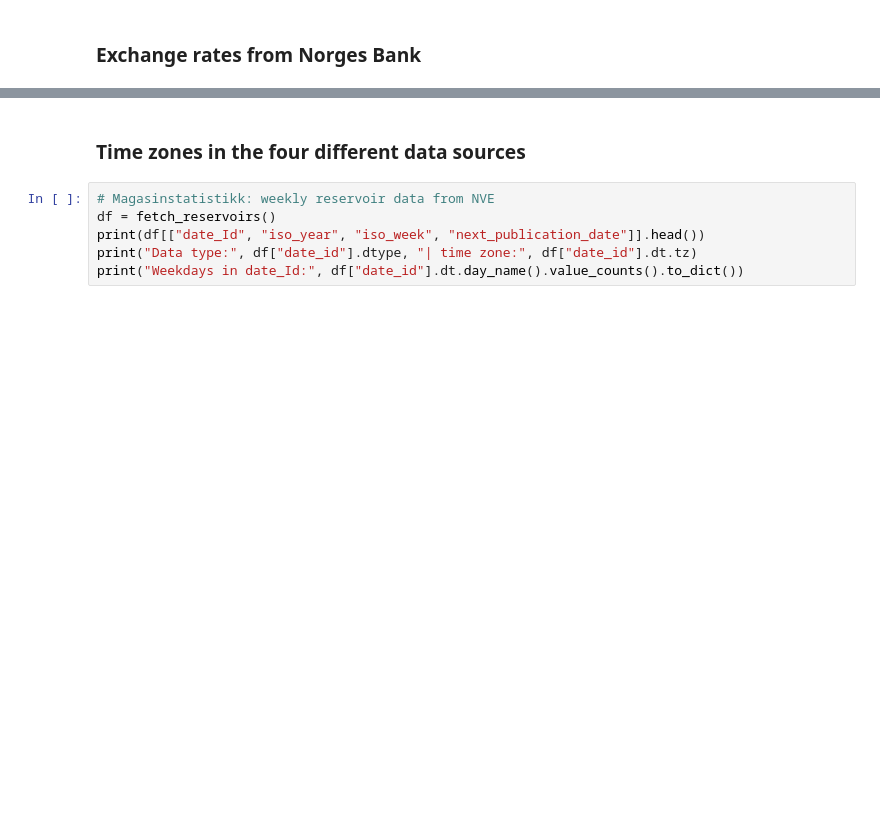
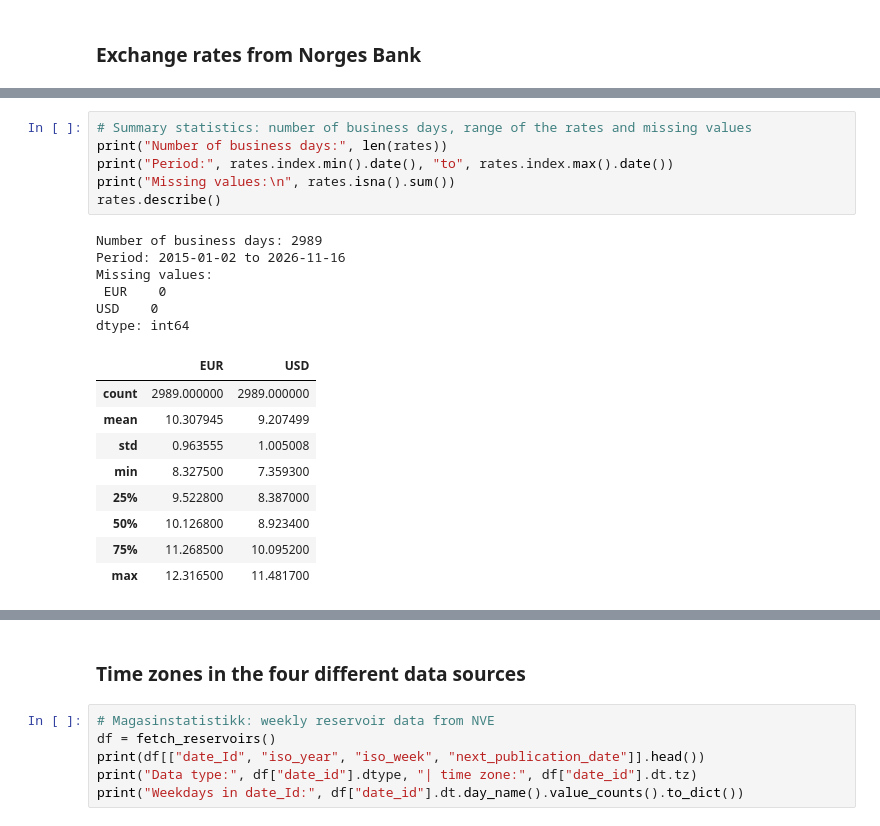
Before and after one commit to Simen03/simen03-ind320-app, a Jupyter notebook: notebooks/part4_project.ipynb, the cells around one changed output, grey strips where cells are left out. Saved outputs shown, nothing was run; the diff lists cells and outputs as text; blank space fills up the shorter version.

```diff
--- a/notebooks/part4_project.ipynb
+++ b/notebooks/part4_project.ipynb
@@ -71,0 +75,22 @@ rates.tail()
+# %%
+# Summary statistics: number of business days, range of the rates and missing values
+print("Number of business days:", len(rates))
+print("Period:", rates.index.min().date(), "to", rates.index.max().date())
+print("Missing values:\n", rates.isna().sum())
+rates.describe()
+# %% [output]
+Number of business days: 2989
+Period: 2015-01-02 to 2026-11-16
+Missing values:
+ EUR    0
+USD    0
+dtype: int64
+|  | EUR | USD |
+| count | 2989.000000 | 2989.000000 |
+| mean | 10.307945 | 9.207499 |
+| std | 0.963555 | 1.005008 |
+| min | 8.327500 | 7.359300 |
+| 25% | 9.522800 | 8.387000 |
+| 50% | 10.126800 | 8.923400 |
+| 75% | 11.268500 | 10.095200 |
+| max | 12.316500 | 11.481700 |
```
Also changed, not shown: parts of 17 cells of this notebook, 14 other files.
